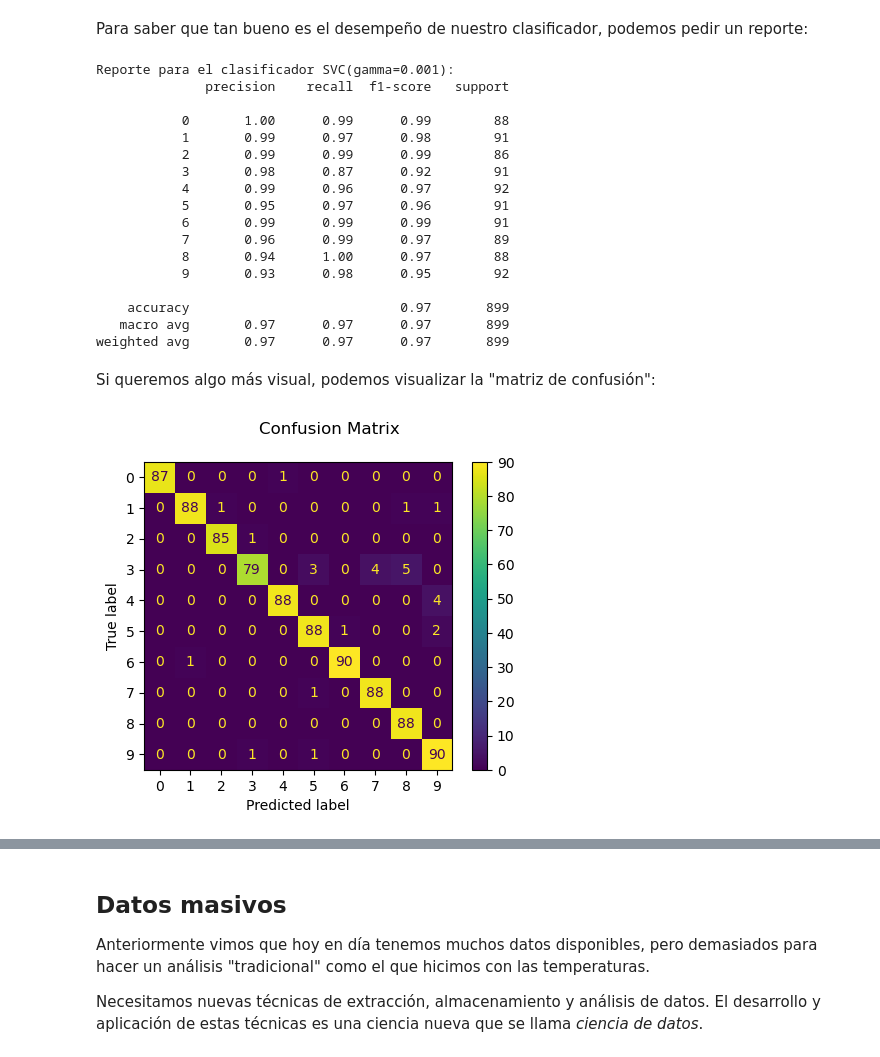
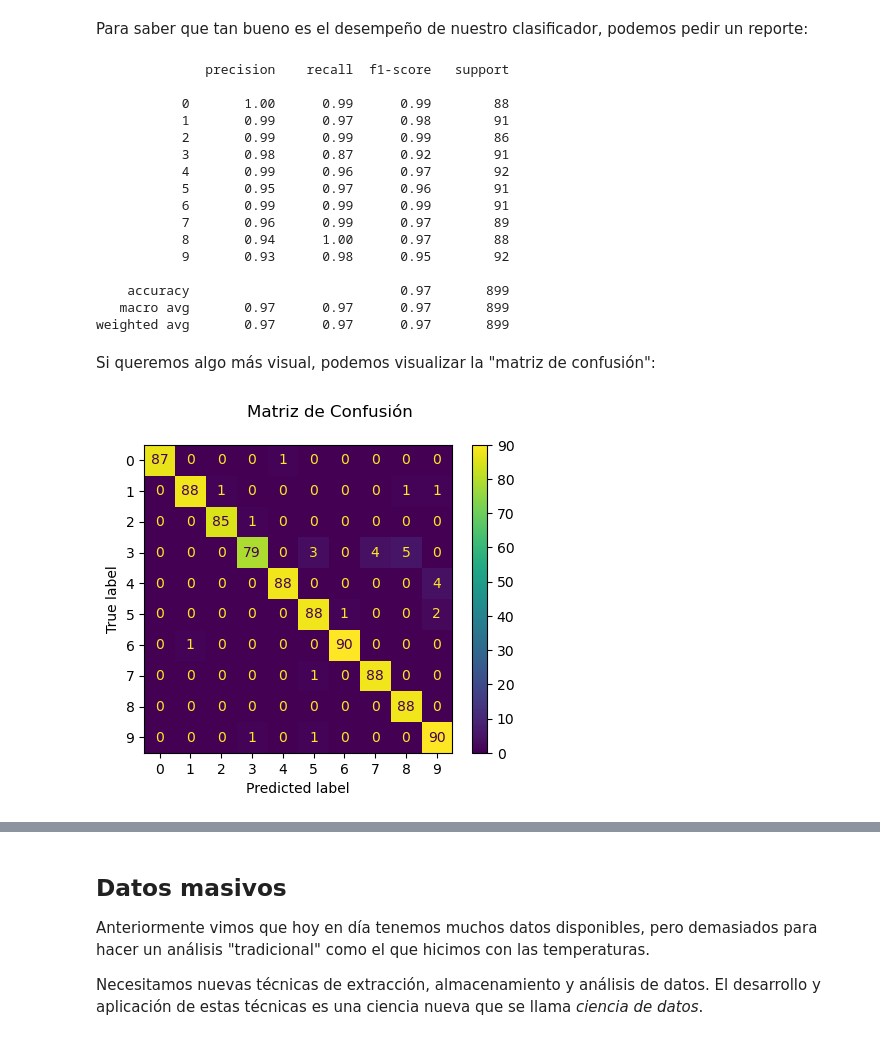
Before and after one commit to crisbh/intro_menciones_II, a Jupyter notebook: clase2/clase2.ipynb, the cells around one changed output, grey strips where cells are left out. Saved outputs shown, nothing was run; the diff lists cells and outputs as text; code cells hidden in the pictures.

Commit message:
minor tweaks to plots in clase 2

```diff
--- a/clase2/clase2.ipynb
+++ b/clase2/clase2.ipynb
@@ -388,12 +388,8 @@ for index, (image, prediction) in enumerate(imagenes_y_predicciones[:4]):
 # %% [markdown]
 Para saber que tan bueno es el desempeño de nuestro clasificador, podemos pedir un reporte:
 # %%
-print(
-    f"Reporte para el clasificador {clasificador}:\n"
-    f"{metrics.classification_report(esperado, predicho)}\n"
-)
+print(f"{metrics.classification_report(esperado, predicho)}\n")
 # %% [output]
-Reporte para el clasificador SVC(gamma=0.001):
               precision    recall  f1-score   support
 
            0       1.00      0.99      0.99        88
@@ -414,10 +410,10 @@ weighted avg       0.97      0.97      0.97       899
 Si queremos algo más visual, podemos visualizar la "matriz de confusión":
 # %%
 disp = metrics.ConfusionMatrixDisplay.from_predictions(esperado, predicho)
-disp.figure_.suptitle("Confusion Matrix")
+disp.figure_.suptitle("Matriz de Confusión")
 show()
 # %% [output]
-[figure, old version]
+[figure, new version]
 # %% [markdown]
 ![](clase2_imagenes_datos/keras_tensorflow.jpeg)
 
```
